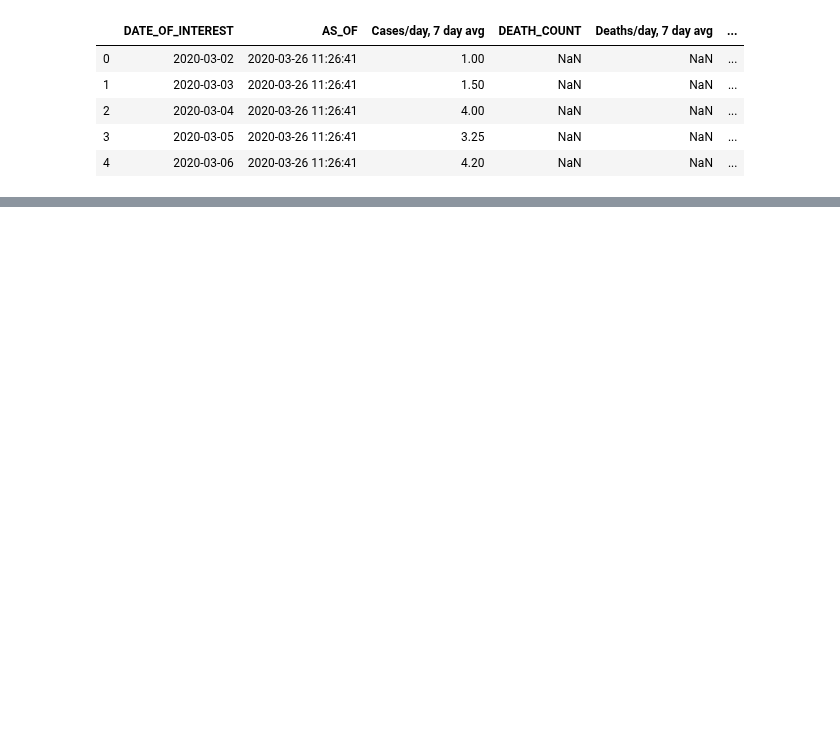
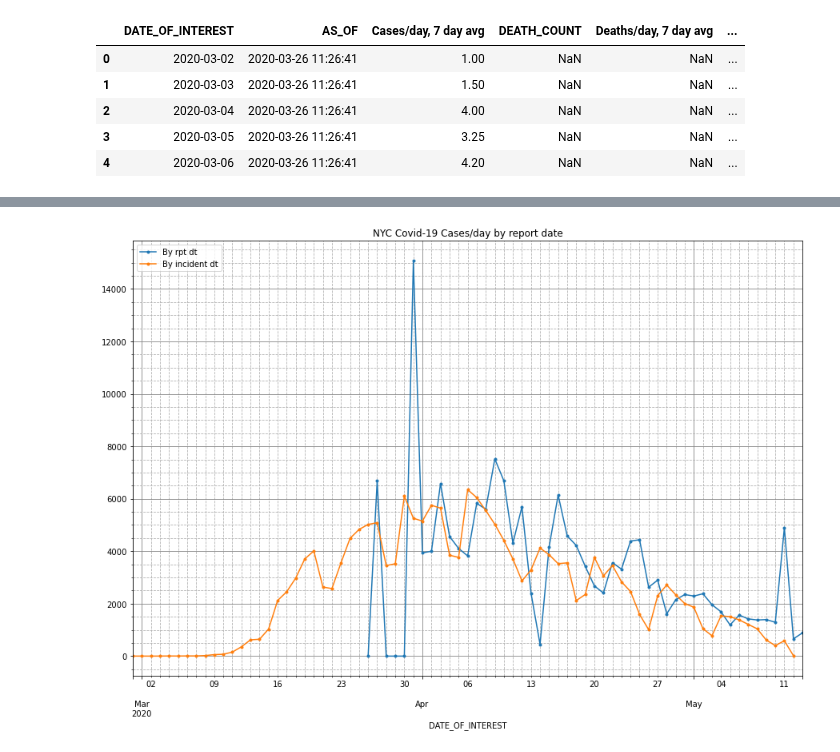
Before and after one commit to nychealth/coronavirus-data, a Jupyter notebook: Notebooks/Reporting.ipynb, the cells around one changed output, grey strips where cells are left out. Saved outputs shown, nothing was run; the diff lists cells and outputs as text; code cells hidden in the pictures; blank space fills up the shorter version.

```diff
--- a/Notebooks/Reporting.ipynb
+++ b/Notebooks/Reporting.ipynb
@@ -81,0 +134,11 @@ plt.savefig("casesPerDayHistoryRptDtVsInDt.png")
+# %%
+fig, ax = pltdflt((15,10))
+rptdf[["new_cases"]].plot(style=".-", ax=ax)
+
+latest[["NEW_COVID_CASE_COUNT"]].plot(style=".-", ax=ax)
+
+ax.legend(["By rpt dt", "By incident dt"], loc="upper left")
+plt.title("NYC Covid-19 Cases/day by report date")
+plt.savefig("casesPerDayHistoryRptDtVsInDtRaw.png")
+# %% [output]
+[figure, added]
```
Also changed, not shown: parts of 16 cells of this notebook.
